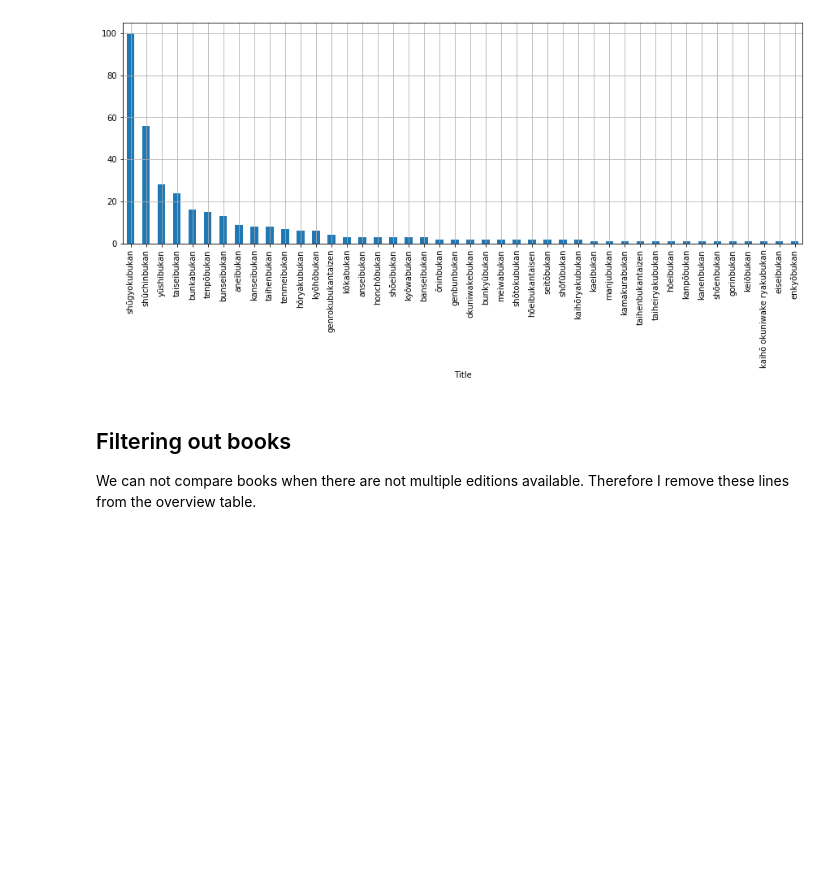
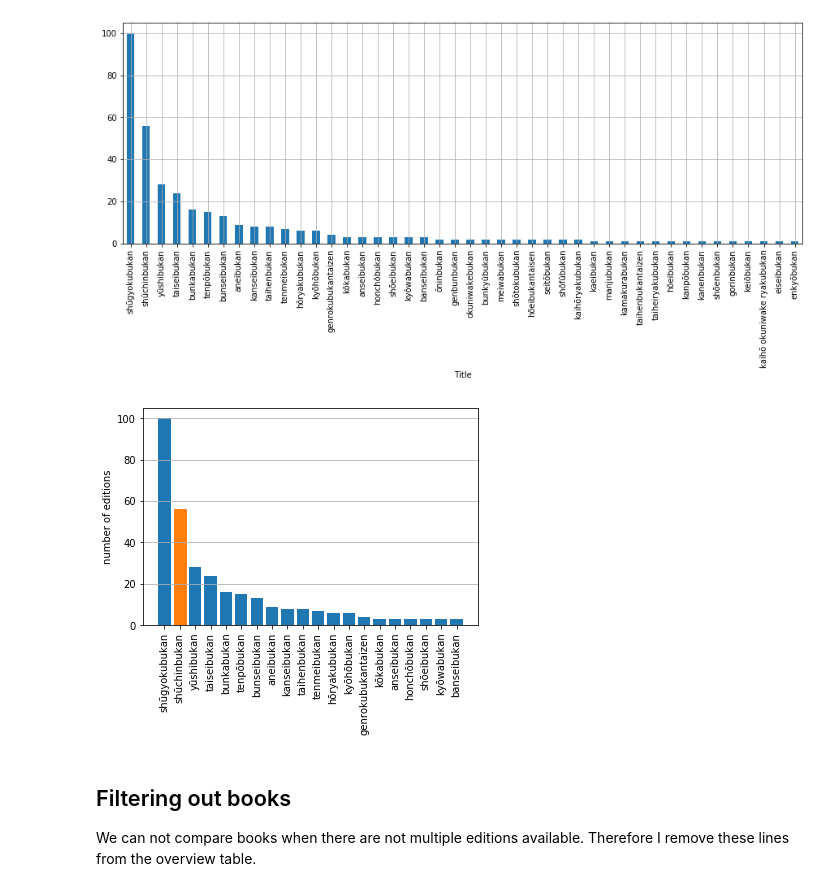
Before and after one commit to leyhline/bukan-collection, a Jupyter notebook: 00-data-validation.ipynb, the cells around one changed output. Saved outputs shown, nothing was run; the diff lists cells and outputs as text; code cells hidden in the pictures; blank space fills up the shorter version.

Commit message:
Code for exporting plot

```diff
--- a/00-data-validation.ipynb
+++ b/00-data-validation.ipynb
@@ -99,6 +99,16 @@ count_by_name_sorted.plot(kind="bar", figsize=(15,5), grid=True)
 # %% [output]
 <matplotlib.axes._subplots.AxesSubplot at 0x...>
 [figure]
+# %%
+test = count_by_name_sorted[count_by_name_sorted>2]
+bars = plt.bar(range(len(test)), test)
+plt.ylabel("number of editions")
+plt.xticks(range(len(test)), list(test.index), rotation="vertical")
+plt.grid(axis="y")
+bars[1].set_color("#ff7f0e")
+#plt.savefig("bukan-distribution.pdf", transparent=True, bbox_inches="tight")
+# %% [output]
+[figure, added]
 # %% [markdown]
 ## Filtering out books
 
```
